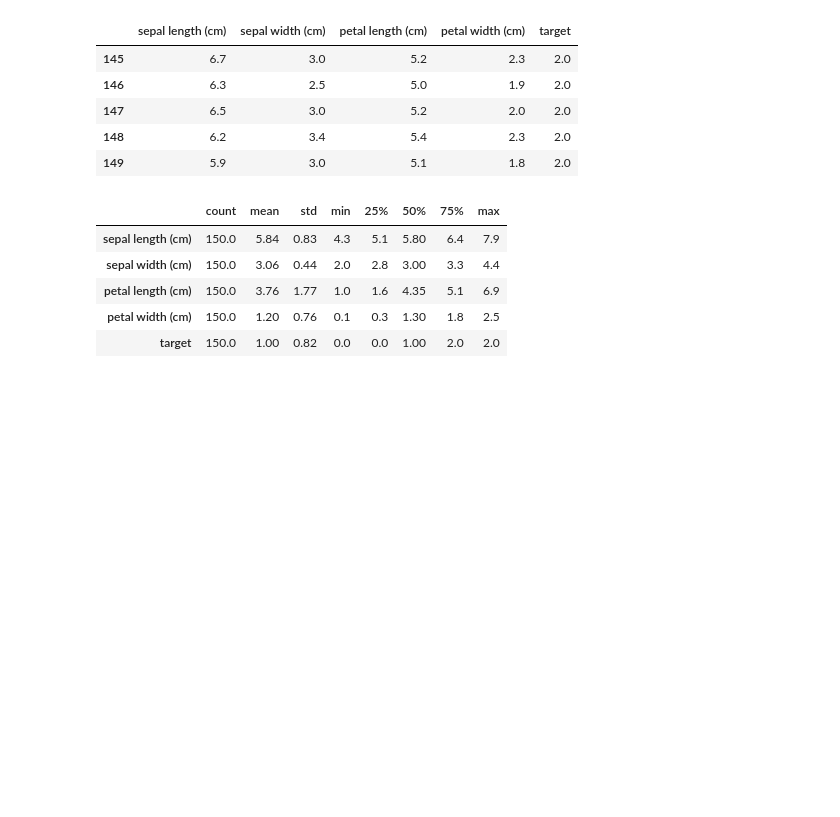
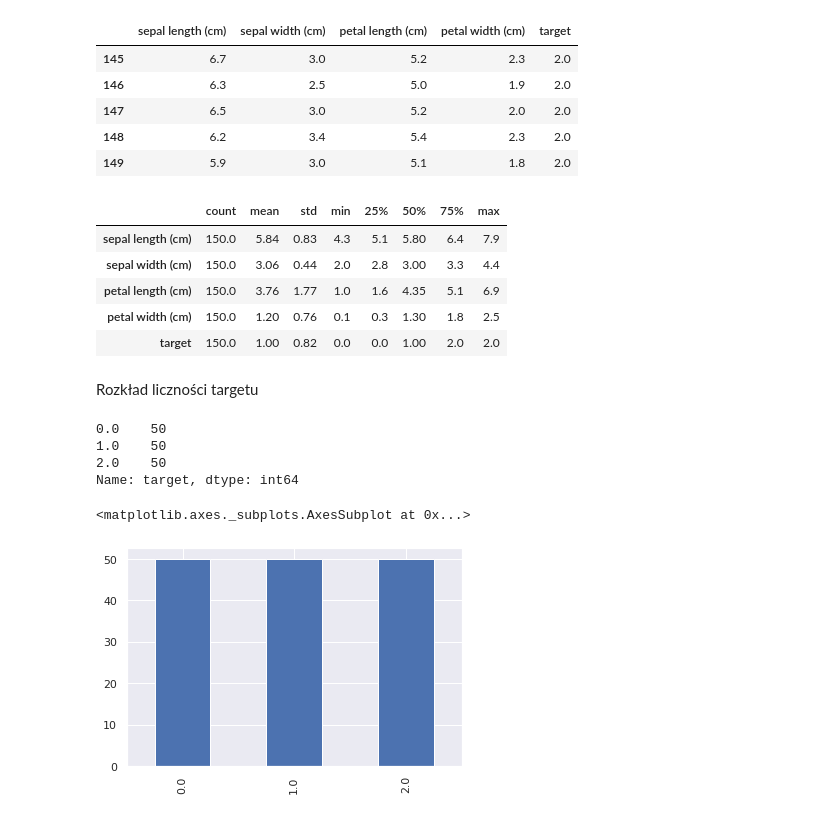
Before and after one commit to ChojnackiKRZ/01_evaluation_KNN, a Jupyter notebook: supervised/01_basics/04_train_test_split.ipynb, the cells around one changed output. Drawn from its saved outputs; the diff is of its cells as text; code cells hidden in the pictures; blank space fills up the shorter version.

```diff
--- a/supervised/01_basics/04_train_test_split.ipynb
+++ b/supervised/01_basics/04_train_test_split.ipynb
@@ -67,3 +67,17 @@ df.describe().T.apply(lambda x: round(x, 2))
 | petal length (cm) | 150.0 | 3.76 | 1.77 | 1.0 | 1.6 | 4.35 | 5.1 | 6.9 |
 | petal width (cm) | 150.0 | 1.20 | 0.76 | 0.1 | 0.3 | 1.30 | 1.8 | 2.5 |
 | target | 150.0 | 1.00 | 0.82 | 0.0 | 0.0 | 1.00 | 2.0 | 2.0 |
+# %% [markdown]
+Rozkład liczności targetu
+# %%
+df['target'].value_counts()
+# %% [output]
+0.0    50
+1.0    50
+2.0    50
+Name: target, dtype: int64
+# %%
+df['target'].value_counts().plot(kind = 'bar')
+# %% [output]
+<matplotlib.axes._subplots.AxesSubplot at 0x...>
+[figure, added]
```
Also changed, not shown: parts of 4 cells of this notebook.
